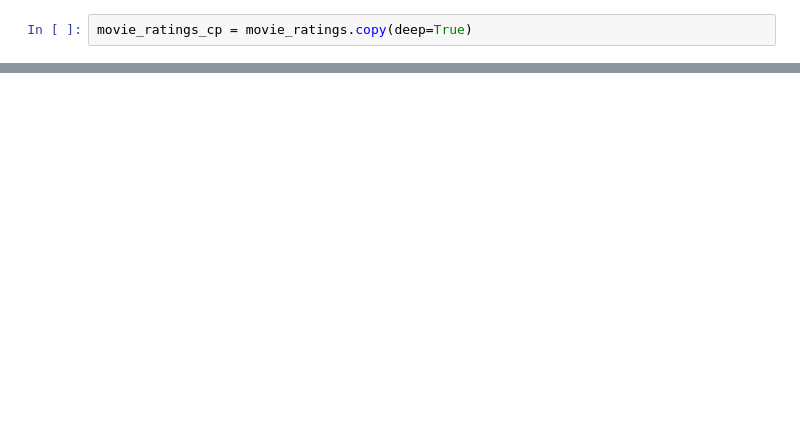
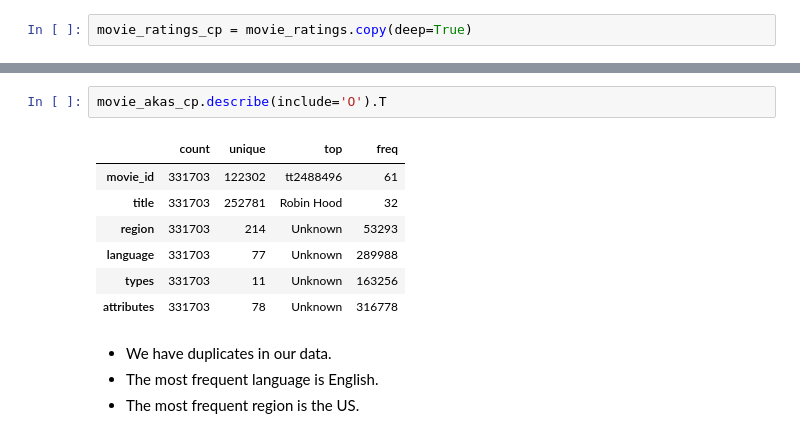
Before and after one commit to Arasirwa/stunning-computing-machine, a Jupyter notebook: notebooks/exploratory.ipynb, the cells around one changed output, grey strips where cells are left out. Saved outputs shown, nothing was run; the diff lists cells and outputs as text; blank space fills up the shorter version.

```diff
--- a/notebooks/exploratory.ipynb
+++ b/notebooks/exploratory.ipynb
@@ -173,0 +306,14 @@ movie_merge
+# %%
+movie_akas_cp.describe(include='O').T
+# %% [output]
+|  | count | unique | top | freq |
+| movie_id | 331703 | 122302 | tt2488496 | 61 |
+| title | 331703 | 252781 | Robin Hood | 32 |
+| region | 331703 | 214 | Unknown | 53293 |
+| language | 331703 | 77 | Unknown | 289988 |
+| types | 331703 | 11 | Unknown | 163256 |
+| attributes | 331703 | 78 | Unknown | 316778 |
+# %% [markdown]
+- We have duplicates in our data.
+- The most frequent language is English.
+- The most frequent region is the US.
```
Also changed, not shown: parts of 22 cells of this notebook.
